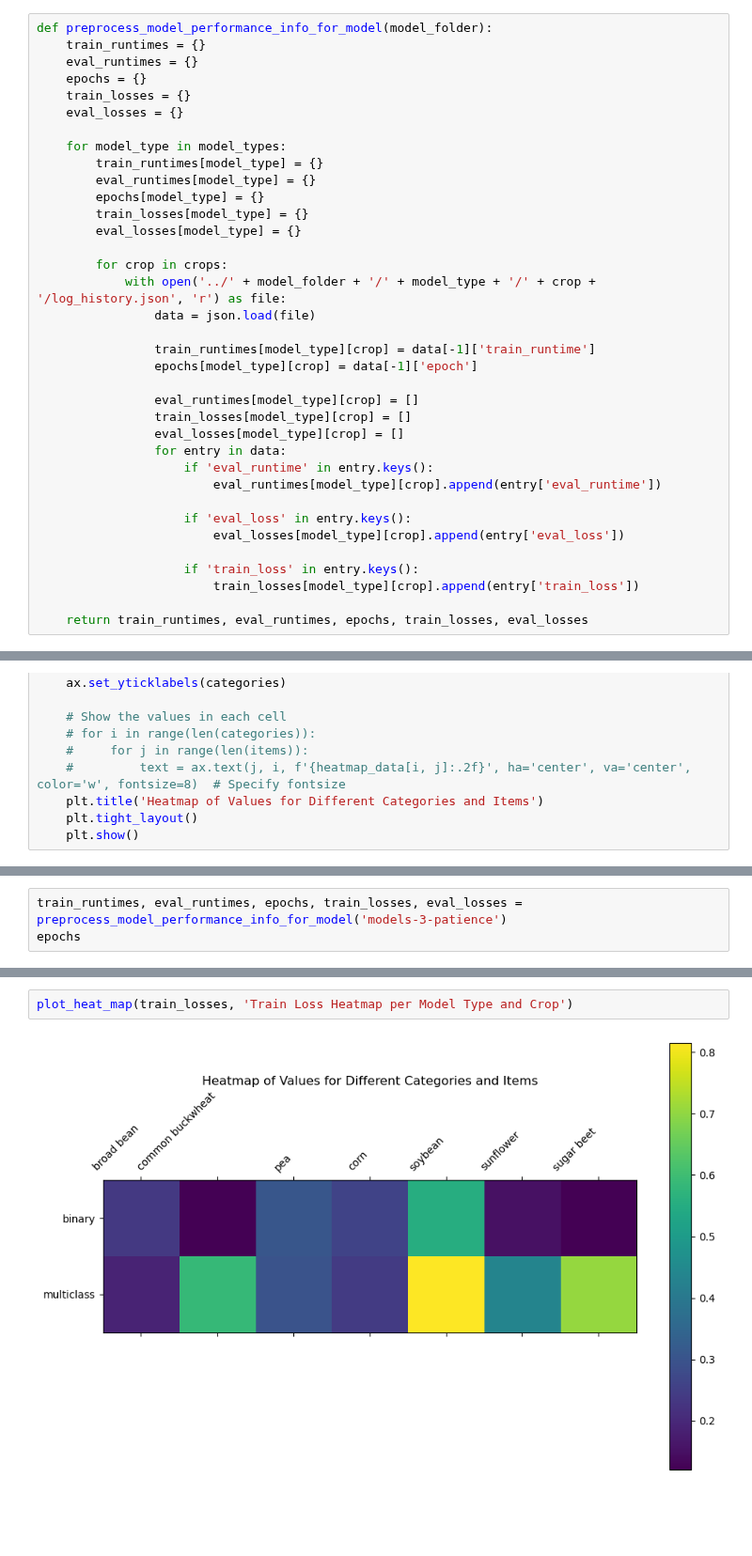
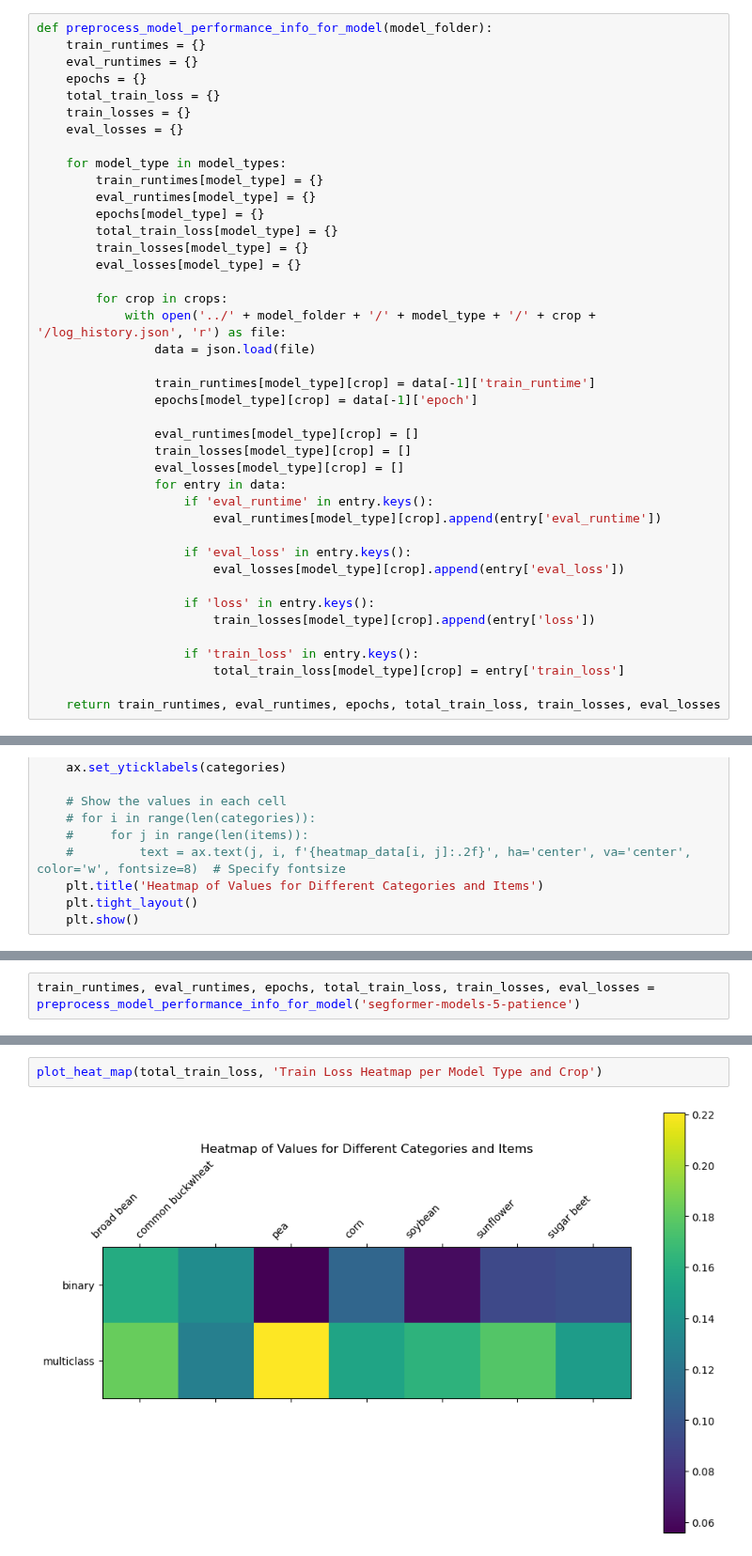
Before and after one commit to katekuian/master_thesis, a Jupyter notebook: notebooks/04_model_performance_analysis.ipynb, the cells around one changed output, grey strips where cells are left out. Shown at 94% size. Cells and saved outputs as stored; diff of their text form; blank space fills up the shorter version.

```diff
--- a/notebooks/04_model_performance_analysis.ipynb
+++ b/notebooks/04_model_performance_analysis.ipynb
@@ -26,6 +30,7 @@ def preprocess_model_performance_info_for_model(model_folder):
     train_runtimes = {}
     eval_runtimes = {}
     epochs = {}
+    total_train_loss = {}
     train_losses = {}
     eval_losses = {}
 
@@ -33,6 +38,7 @@ def preprocess_model_performance_info_for_model(model_folder):
         train_runtimes[model_type] = {}
         eval_runtimes[model_type] = {}
         epochs[model_type] = {}
+        total_train_loss[model_type] = {}
         train_losses[model_type] = {}
         eval_losses[model_type] = {}
 
@@ -53,7 +59,10 @@ def preprocess_model_performance_info_for_model(model_folder):
                     if 'eval_loss' in entry.keys():
                         eval_losses[model_type][crop].append(entry['eval_loss'])
 
+                    if 'loss' in entry.keys():
+                        train_losses[model_type][crop].append(entry['loss'])
+
                     if 'train_loss' in entry.keys():
-                        train_losses[model_type][crop].append(entry['train_loss'])
+                        total_train_loss[model_type][crop] = entry['train_loss']
 
-    return train_runtimes, eval_runtimes, epochs, train_losses, eval_losses
+    return train_runtimes, eval_runtimes, epochs, total_train_loss, train_losses, eval_losses
@@ -139,3 +151,2 @@ def plot_heat_map(data, title):
 # %%
-train_runtimes, eval_runtimes, epochs, train_losses, eval_losses = preprocess_model_performance_info_for_model('models-3-patience')
-epochs
+train_runtimes, eval_runtimes, epochs, total_train_loss, train_losses, eval_losses = preprocess_model_performance_info_for_model('segformer-models-5-patience')
@@ -170,7 +170,7 @@ plot_bar_chart(epochs, 'Number of Epochs per Model Type and Crop')
 # %%
-plot_heat_map(train_losses, 'Train Loss Heatmap per Model Type and Crop')
+plot_heat_map(total_train_loss, 'Train Loss Heatmap per Model Type and Crop')
 # %% [output]
-[figure, old version]
+[figure, new version]
 # %%
 def plot_line_graph(data, title):
     fig, ax = plt.subplots(figsize=(10, 6))
```
Also changed, not shown: parts of 25 cells of this notebook, 1 other file.
